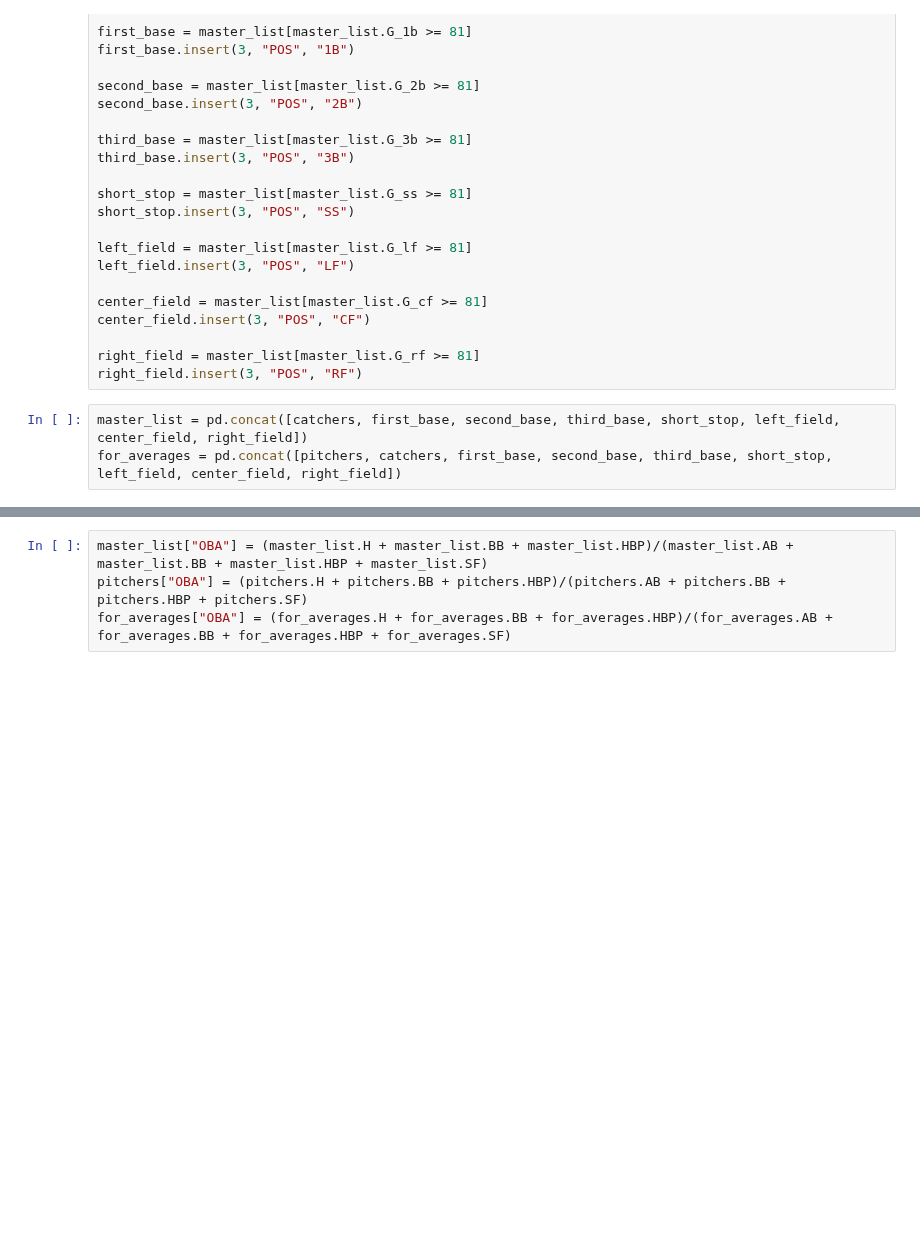
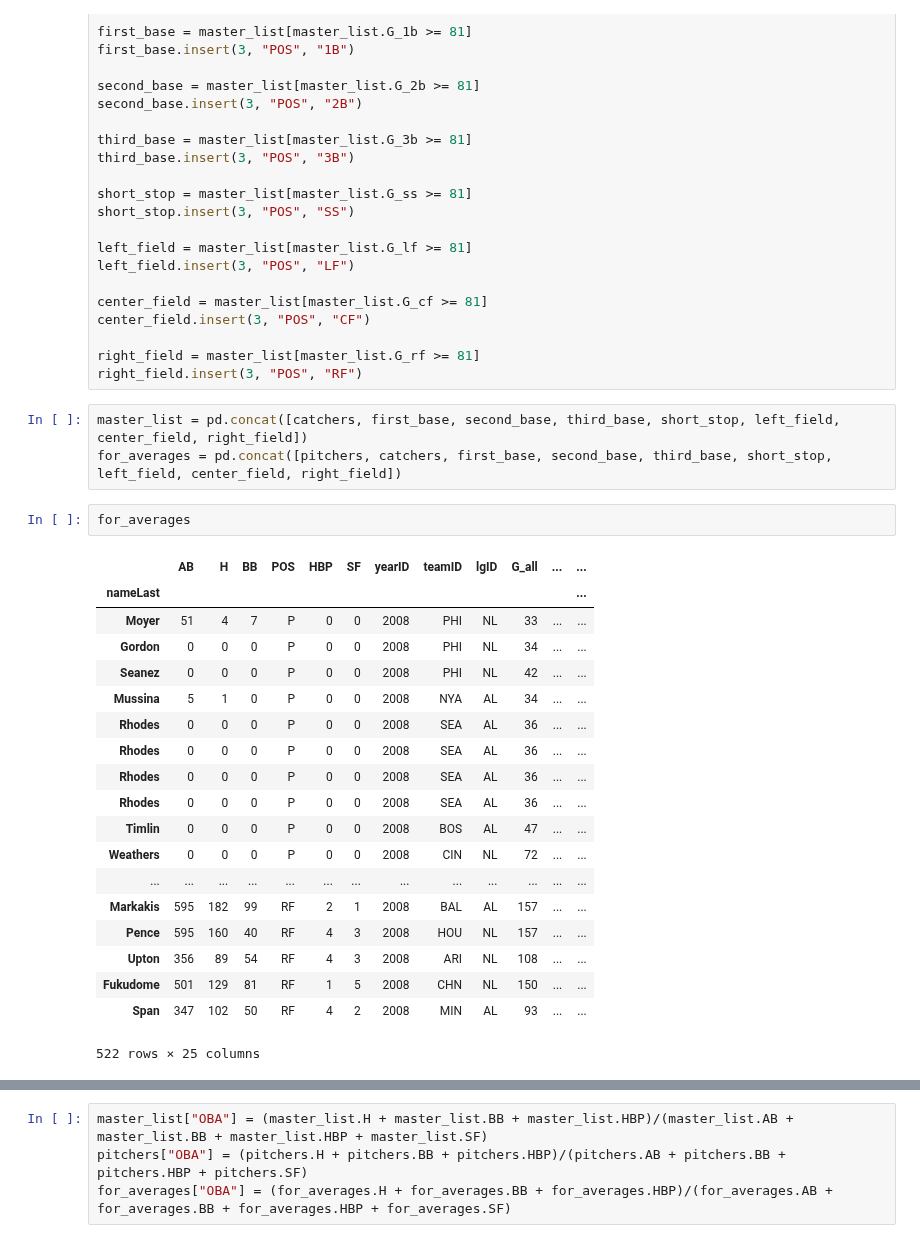
Before and after one commit to tiy-gvl-python-2015-09/moneyball, a Jupyter notebook: Moneyball.ipynb, the cells around one changed output, grey strips where cells are left out. Cells and saved outputs as stored; diff of their text form; blank space fills up the shorter version.

```diff
--- a/Moneyball.ipynb
+++ b/Moneyball.ipynb
@@ -57,6 +57,28 @@ right_field.insert(3, "POS", "RF")
 # %%
 master_list = pd.concat([catchers, first_base, second_base, third_base, short_stop, left_field, center_field, right_field])
 for_averages = pd.concat([pitchers, catchers, first_base, second_base, third_base, short_stop, left_field, center_field, right_field])
+# %%
+for_averages
+# %% [output]
+|  | AB | H | BB | POS | HBP | SF | yearID | teamID | lgID | G_all | ... | ... |
+| nameLast |  |  |  |  |  |  |  |  |  |  |  | ... |
+| Moyer | 51 | 4 | 7 | P | 0 | 0 | 2008 | PHI | NL | 33 | ... | ... |
+| Gordon | 0 | 0 | 0 | P | 0 | 0 | 2008 | PHI | NL | 34 | ... | ... |
+| Seanez | 0 | 0 | 0 | P | 0 | 0 | 2008 | PHI | NL | 42 | ... | ... |
+| Mussina | 5 | 1 | 0 | P | 0 | 0 | 2008 | NYA | AL | 34 | ... | ... |
+| Rhodes | 0 | 0 | 0 | P | 0 | 0 | 2008 | SEA | AL | 36 | ... | ... |
+| Rhodes | 0 | 0 | 0 | P | 0 | 0 | 2008 | SEA | AL | 36 | ... | ... |
+| Rhodes | 0 | 0 | 0 | P | 0 | 0 | 2008 | SEA | AL | 36 | ... | ... |
+| Rhodes | 0 | 0 | 0 | P | 0 | 0 | 2008 | SEA | AL | 36 | ... | ... |
+| Timlin | 0 | 0 | 0 | P | 0 | 0 | 2008 | BOS | AL | 47 | ... | ... |
+| Weathers | 0 | 0 | 0 | P | 0 | 0 | 2008 | CIN | NL | 72 | ... | ... |
+| ... | ... | ... | ... | ... | ... | ... | ... | ... | ... | ... | ... | ... |
+| Markakis | 595 | 182 | 99 | RF | 2 | 1 | 2008 | BAL | AL | 157 | ... | ... |
+| Pence | 595 | 160 | 40 | RF | 4 | 3 | 2008 | HOU | NL | 157 | ... | ... |
+| Upton | 356 | 89 | 54 | RF | 4 | 3 | 2008 | ARI | NL | 108 | ... | ... |
+| Fukudome | 501 | 129 | 81 | RF | 1 | 5 | 2008 | CHN | NL | 150 | ... | ... |
+| Span | 347 | 102 | 50 | RF | 4 | 2 | 2008 | MIN | AL | 93 | ... | ... |
+522 rows × 25 columns
 # %%
 master_list = master_list.drop("G_all", axis=1)
 master_list = master_list.drop("G_p", axis=1)
```
Also changed, not shown: parts of 2 cells of this notebook, 1 other file.
